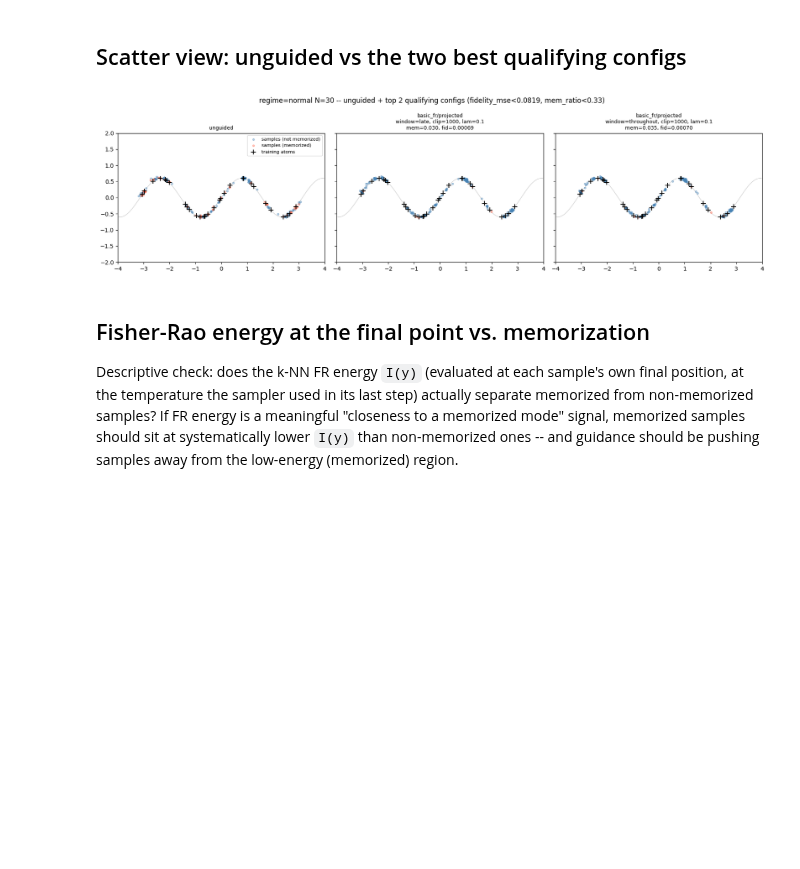
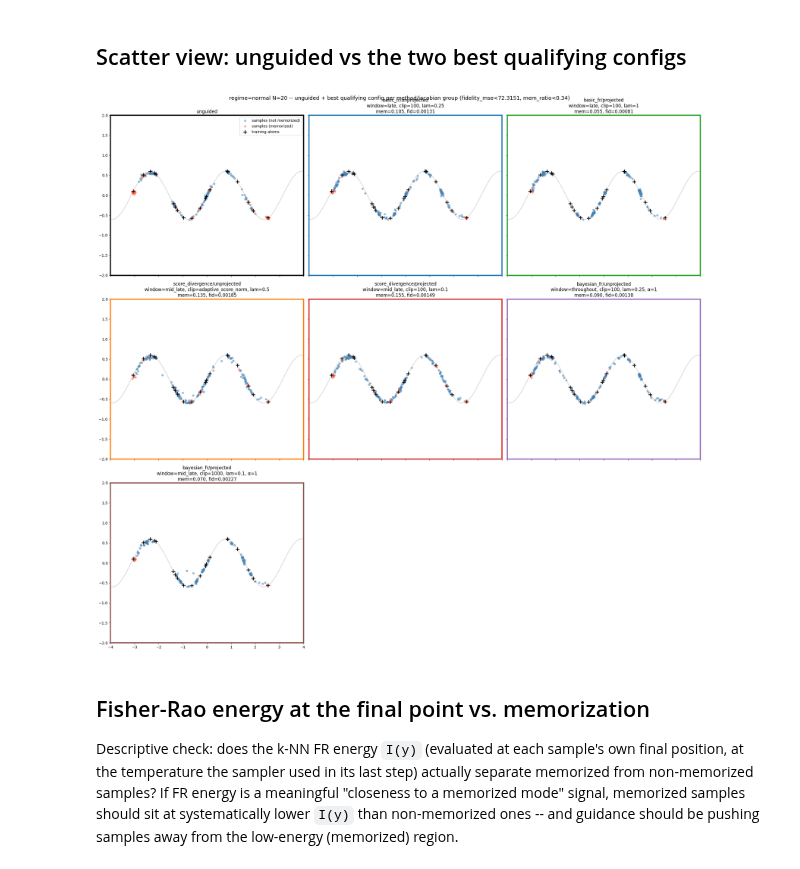
Before and after one commit to narbengusu/denoising_memorization, a Jupyter notebook: experiments/toy_manifold/02_fr_guidance.ipynb, the cells around one changed output. Saved outputs shown, nothing was run; the diff lists cells and outputs as text; code cells hidden in the pictures; blank space fills up the shorter version.

Commit message:
Added Bayesian variant v1 (Veronika) and v2. Added the flower manifold and adaptive gradient clipping option.

```diff
--- a/experiments/toy_manifold/02_fr_guidance.ipynb
+++ b/experiments/toy_manifold/02_fr_guidance.ipynb
@@ -344,6 +388,7 @@ def run_condition(guidance_fn, lam, progress_lo, progress_hi):
     return z_final.detach()
 
 X_unguided = run_condition(None, 0.0, 0.0, 1.0)
-baseline = {"method": "unguided", "jacobian": "unprojected", "window": "n/a", "grad_clip": 0.0, "lam": 0.0, **evaluate(X_unguided)}
+baseline = {"method": "unguided", "jacobian": "unprojected", "window": "n/a", "grad_clip": 0.0, "lam": 0.0,
+            "bb_alpha": 0.0, **evaluate(X_unguided)}
 print(baseline)
 # %% [output]
@@ -399,7 +448,7 @@ on one axis at the other's expense won't look artificially good.
 # %%
 df["fidelity_rel"] = df["fidelity_mse"] / baseline["fidelity_mse"]
 df["mem_rel"] = df["mem_ratio"] / baseline["mem_ratio"]
-df["combined_error"] = df["fidelity_rel"] * 0.01 + df["mem_rel"]
+df["combined_error"] = df["fidelity_rel"] * 0.1 + df["mem_rel"]
 df.to_csv(f"{OUT_DIR}/fr_sweep_results.csv", index=False)
 
 guided = df[df["method"] != "unguided"]
@@ -508,6 +561,8 @@ GROUP_COLORS = {
     ("basic_fr", "projected"): "tab:green",
     ("score_divergence", "unprojected"): "tab:orange",
     ("score_divergence", "projected"): "tab:red",
+    ("bayesian_fr", "unprojected"): "tab:purple",
+    ("bayesian_fr", "projected"): "tab:brown",
 }
 GROUPS = list(GROUP_COLORS.keys())
 
@@ -546,7 +601,7 @@ plt.show()
 Filter to configs with `fidelity_mse < 0.01` (stays close to the manifold) **and** `mem_ratio < 0.3` (an actual
 improvement over the 0.303 unguided baseline), then rank the survivors by `combined_error`.
 # %%
-FIDELITY_MAX = baseline["fidelity_mse"] * 100
+FIDELITY_MAX = baseline["fidelity_mse"] * 100000
 MEM_MAX = baseline["mem_ratio"]
 
 qualifying = guided[(guided["fidelity_mse"] < FIDELITY_MAX) & (guided["mem_ratio"] < MEM_MAX)].sort_values("combined_error")
@@ -578,44 +633,69 @@ score_divergence   projected throughout    10000.0 0.10      0.120      0.012176
 # %% [markdown]
 ## Scatter view: unguided vs the two best qualifying configs
 # %%
-top2 = qualifying.head(2)
-picks = [("unguided", "unprojected", "n/a", 0.0, 0.0)]
-for _, r in top2.iterrows():
-    picks.append((r["method"], r["jacobian"], r["window"], r["grad_clip"], r["lam"]))
+top2 = qualifying.head(2)   # kept for later cells (FR-energy-vs-memorization boxplot, score field surface)
 
-fig, axes = plt.subplots(1, len(picks), figsize=(5.5 * len(picks), 4.5), sharex=True, sharey=True)
+# Best qualifying config per (method, jacobian) group
+best_per_group = {}
+for method, jacobian in GROUPS:
+    sub = qualifying[(qualifying.method == method) & (qualifying.jacobian == jacobian)]
+    if len(sub):
+        best_per_group[(method, jacobian)] = sub.sort_values("combined_error").iloc[0]
+missing = [g for g in GROUPS if g not in best_per_group]
+if missing:
+    print(f"no qualifying config for: {missing}")
+
+picks = [("unguided", "unprojected", "n/a", 0.0, 0.0, 0.0)] + [
+    (row["method"], row["jacobian"], row["window"], row["grad_clip"], row["lam"], row["bb_alpha"])
+    for row in best_per_group.values()
+]
+
+N_COLS = 3
+n_rows = (len(picks) + N_COLS - 1) // N_COLS
+fig, axes = plt.subplots(n_rows, N_COLS, figsize=(7.5 * N_COLS, 7 * n_rows), sharex=True, sharey=True)
+axes = axes.flatten()
 for ax, key in zip(axes, picks):
     X = samples_cache[key]
     mem = is_memorized(X, X_target, config["mem_ratio_threshold"])
-    ax.plot(curve_scan[:, 0].cpu(), curve_scan[:, 1].cpu(), color="lightgray", lw=1, zorder=0)
+    ax.plot(curve_scan[:, 0].cpu(), curve_scan[:, 1].cpu(), color="lightgray", lw=1.5, zorder=0)
     # color = memorized status (not just overlap density) -- same tomato/steelblue convention as the
     # "FR energy vs memorization" boxplot below, so color means the same thing across the notebook.
     # alpha still lets density show through within each group (more overlapping dots -> visibly denser).
-    ax.scatter(X[~mem, 0].cpu(), X[~mem, 1].cpu(), s=10, color="steelblue", alpha=0.4,
+    ax.scatter(X[~mem, 0].cpu(), X[~mem, 1].cpu(), s=22, color="steelblue", alpha=0.5,
                label="samples (not memorized)", zorder=1)
-    ax.scatter(X[mem, 0].cpu(), X[mem, 1].cpu(), s=10, color="tomato", alpha=0.4,
+    ax.scatter(X[mem, 0].cpu(), X[mem, 1].cpu(), s=22, color="tomato", alpha=0.5,
                label="samples (memorized)", zorder=2)
     # A small "+" just pins the exact atom location -- no fill/area, so it can't be misread as a
     # memorization "zone" the way a big filled/outlined marker would (memorization is a RATIO to the
     # 2nd-nearest atom, not a distance threshold around any one atom, so no fixed-radius marker is
     # actually correct here -- see the classification check in conversation before this edit).
-    ax.scatter(X_target[:, 0].cpu(), X_target[:, 1].cpu(), s=70, color="black",
-               marker="+", linewidths=1.4, label="training atoms", zorder=5)
-    method, jacobian, window, gc, lam = key
+    ax.scatter(X_target[:, 0].cpu(), X_target[:, 1].cpu(), s=110, color="black",
+               marker="+", linewidths=1.8, label="training atoms", zorder=5)
+    method, jacobian, window, gc, lam, bb_alpha = key
     if method == "unguided":
         title = "unguided"
+        spine_color = "black"
     else:
         row = qualifying[(qualifying.method == method) & (qualifying.jacobian == jacobian) &
-                          (qualifying.window == window) & (qualifying.grad_clip == gc) & (qualifying.lam == lam)].iloc[0]
-        title = (f"{method}/{jacobian}\nwindow={window}, clip={gc:g}, lam={lam:g}\n"
-                 f"mem={row.mem_ratio:.3f}, fid={row.fidelity_mse:.5f}")
-    ax.set_title(title, fontsize=9)
+                          (qualifying.window == window) & (qualifying.grad_clip == gc) &
+                          (qualifying.lam == lam) & (qualifying.bb_alpha == bb_alpha)].iloc[0]
+        title = (f"{method}/{jacobian}\nwindow={window}, clip={fmt_clip(gc)}, lam={lam:g}" +
+                 (f", α={bb_alpha:g}" if method == "bayesian_fr" else "") +
+                 f"\nmem={row.mem_ratio:.3f}, fid={row.fidelity_mse:.5f}")
+        spine_color = GROUP_COLORS[(method, jacobian)]
+    for spine in ax.spines.values():
+        spine.set_edgecolor(spine_color); spine.set_linewidth(3)
+    ax.set_title(title, fontsize=12)
+    ax.tick_params(labelsize=10)
     ax.set_xlim(-4, 4); ax.set_ylim(-2, 2)
-axes[0].legend(fontsize=8)
-plt.suptitle(f"regime={REGIME} N={N} -- unguided + top 2 qualifying configs (fidelity_mse<{np.round(FIDELITY_MAX, 4)}, mem_ratio<{np.round(MEM_MAX, 3)})")
+for ax in axes[len(picks):]:
+    ax.axis("off")
+axes[0].legend(fontsize=10)
+plt.suptitle(f"regime={REGIME} N={N} -- unguided + best qualifying config per method/jacobian group "
+             f"(fidelity_mse<{np.round(FIDELITY_MAX, 4)}, mem_ratio<{np.round(MEM_MAX, 3)})", fontsize=14)
 plt.tight_layout(); plt.savefig(f"{OUT_DIR}/fr_comparison.png", dpi=120); plt.show()
 # %% [output]
-[figure, old version]
+[figure, new version]
 # %% [markdown]
 ## Fisher-Rao energy at the final point vs. memorization
 
```
Also changed, not shown: parts of 19 cells of this notebook, 11 other files.
